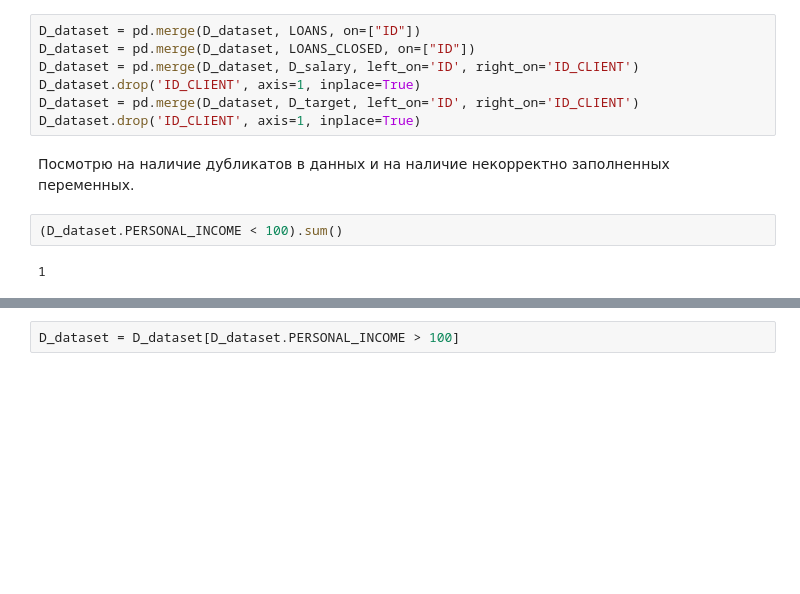
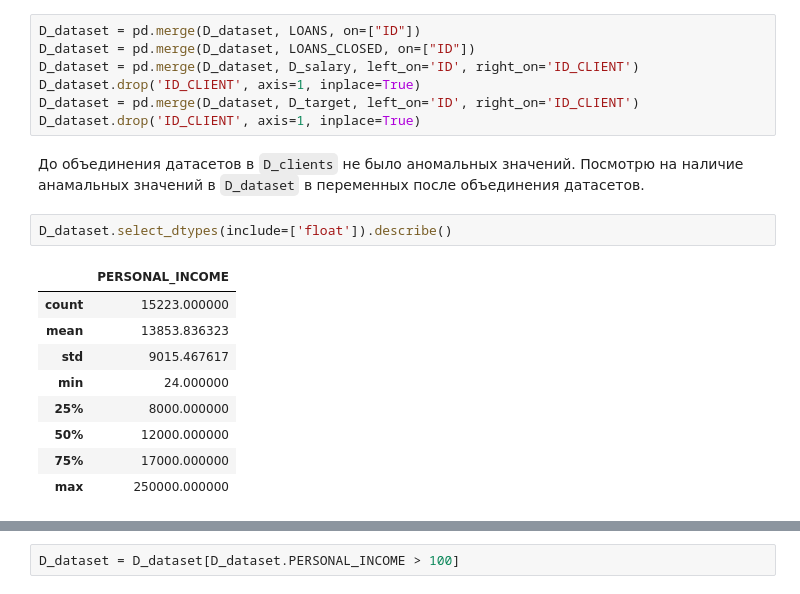
Before and after one commit to xenahkar/streamlit_eda, a Jupyter notebook: BD_homework.ipynb, the cells around one changed output, grey strips where cells are left out. Drawn from its saved outputs; the diff is of its cells as text; blank space fills up the shorter version.

```diff
--- a/BD_homework.ipynb
+++ b/BD_homework.ipynb
@@ -306,10 +314,18 @@ D_dataset = pd.merge(D_dataset, D_salary, left_on='ID', right_on='ID_CLIENT')
 D_dataset.drop('ID_CLIENT', axis=1, inplace=True)
 D_dataset = pd.merge(D_dataset, D_target, left_on='ID', right_on='ID_CLIENT')
 D_dataset.drop('ID_CLIENT', axis=1, inplace=True)
-# %% [markdown]
-Посмотрю на наличие дубликатов в данных и на наличие некорректно заполненных переменных.
-# %%
-(D_dataset.PERSONAL_INCOME < 100).sum()
-# %% [output]
-1
+# %% [markdown]
+До объединения датасетов в `D_clients` не было аномальных значений. Посмотрю на наличие анамальных значений в `D_dataset` в переменных после объединения датасетов.
+# %%
+D_dataset.select_dtypes(include=['float']).describe()
+# %% [output]
+|  | PERSONAL_INCOME |
+| count | 15223.000000 |
+| mean | 13853.836323 |
+| std | 9015.467617 |
+| min | 24.000000 |
+| 25% | 8000.000000 |
+| 50% | 12000.000000 |
+| 75% | 17000.000000 |
+| max | 250000.000000 |
 # %% [markdown]
```
Also changed, not shown: parts of 18 cells of this notebook.
